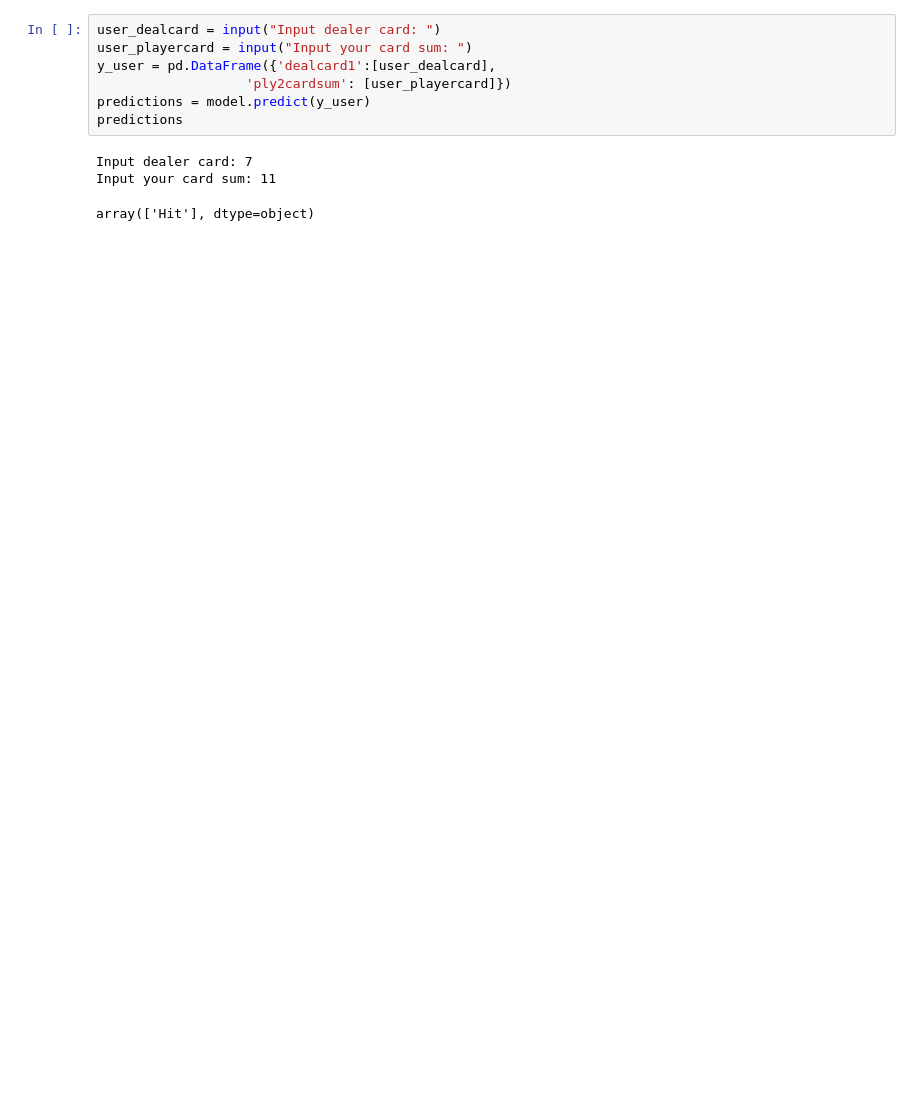
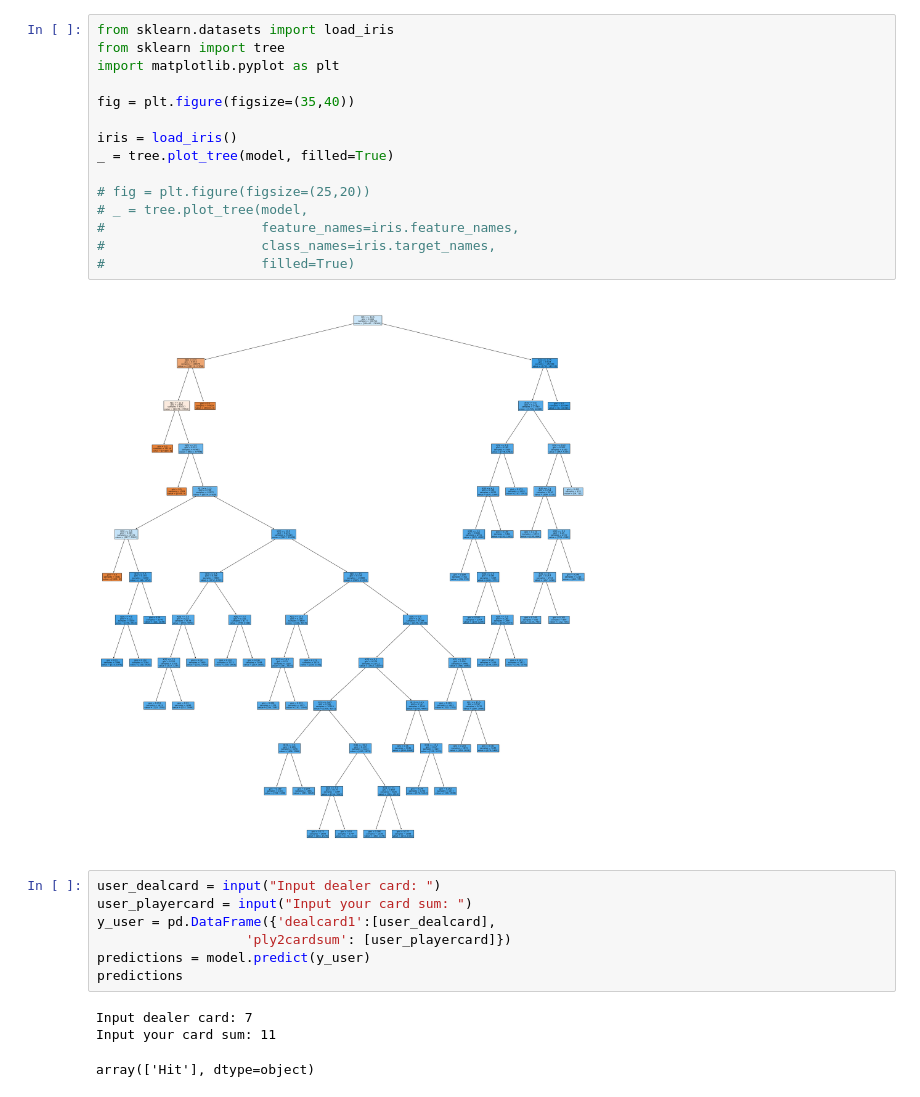
Before and after one commit to MaximKabaev/BlackJack-ML, a Jupyter notebook: Untitled.ipynb, the cells around one changed output. Drawn from its saved outputs; the diff is of its cells as text; blank space fills up the shorter version.

Commit message:
Added the graph to represent the trained model

```diff
--- a/Untitled.ipynb
+++ b/Untitled.ipynb
@@ -71,3 +61,20 @@ score
+# %%
+from sklearn.datasets import load_iris
+from sklearn import tree
+import matplotlib.pyplot as plt
+
+fig = plt.figure(figsize=(35,40))
+
+iris = load_iris()
+_ = tree.plot_tree(model, filled=True)
+
+# fig = plt.figure(figsize=(25,20))
+# _ = tree.plot_tree(model,
+#                    feature_names=iris.feature_names,
+#                    class_names=iris.target_names,
+#                    filled=True)
+# %% [output]
+[figure, added]
 # %%
 user_dealcard = input("Input dealer card: ")
 user_playercard = input("Input your card sum: ")
```
Also changed, not shown: parts of 2 cells of this notebook.
